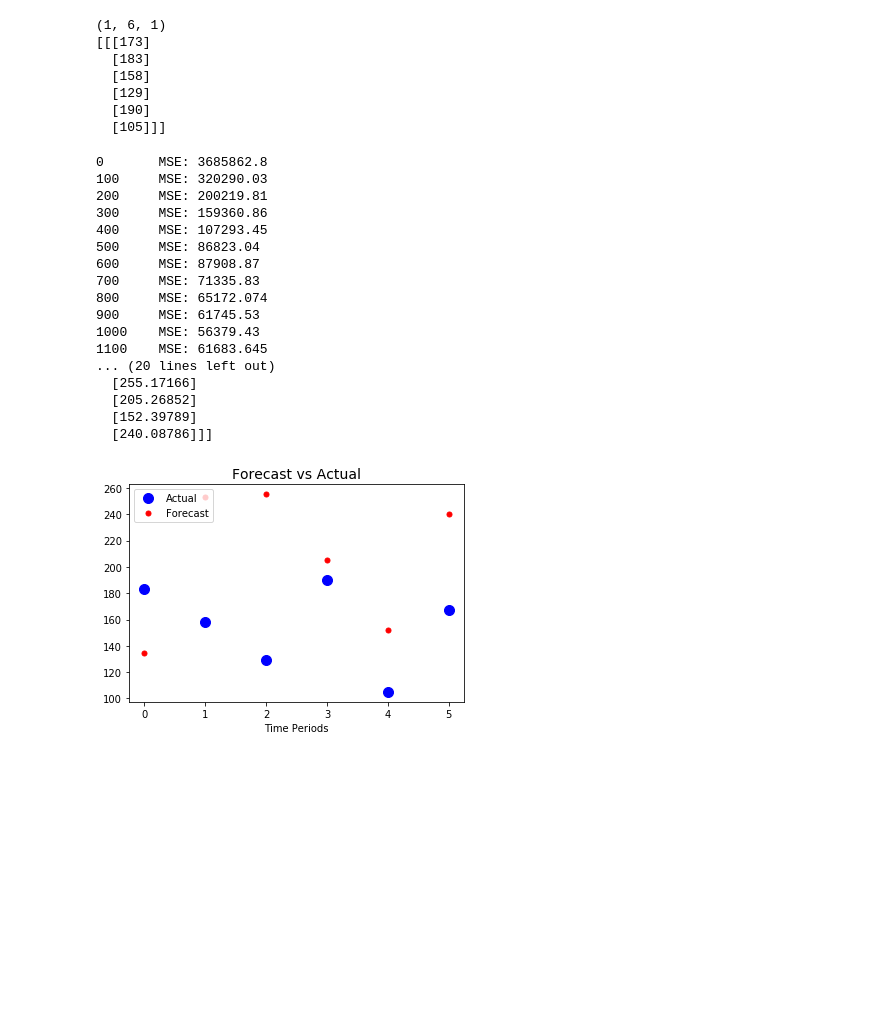
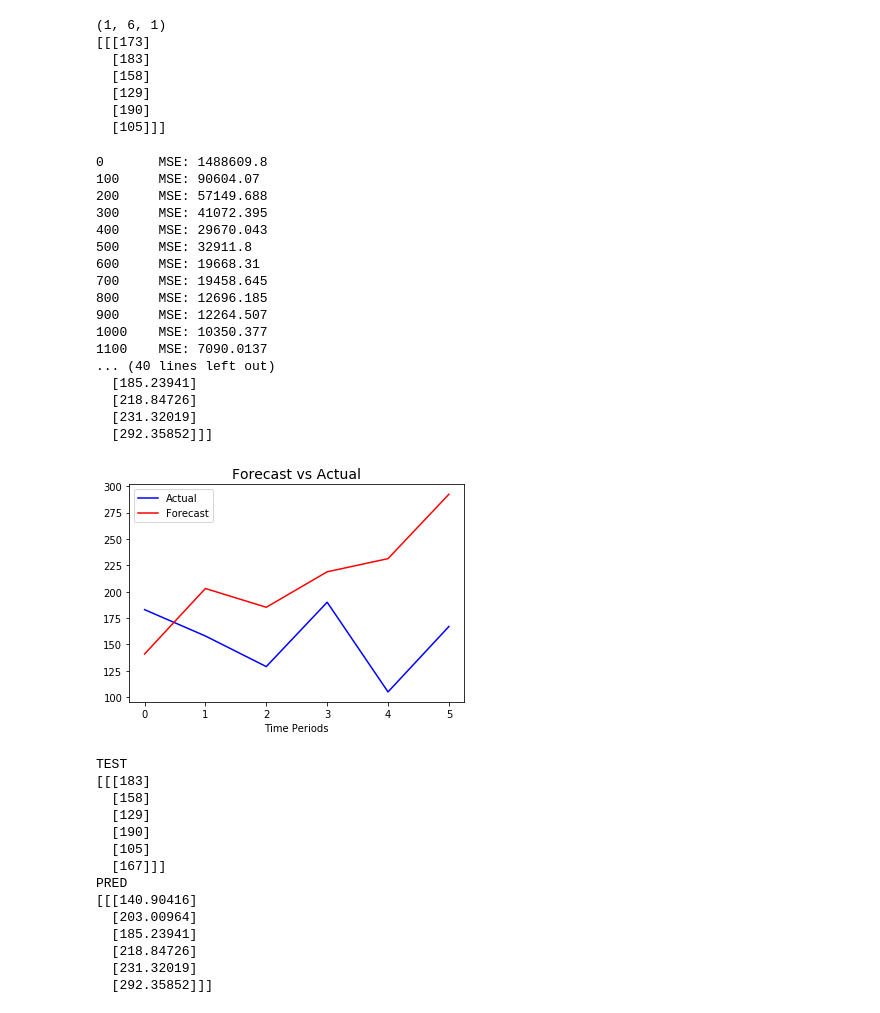
Before and after one commit to cristzelada/Tesis, a Jupyter notebook: ann.ipynb, the cells around one changed output. Saved outputs shown, nothing was run; the diff lists cells and outputs as text; code cells hidden in the pictures; blank space fills up the shorter version.

```diff
--- a/ann.ipynb
+++ b/ann.ipynb
@@ -108,7 +110,7 @@ tf.reset_default_graph()
 
 num_periods = 6
 inputs = 1
-hidden = 100
+hidden = 200
 output = 1
 
 X = tf.placeholder(tf.float32, [None, num_periods, inputs])
@@ -117,6 +119,7 @@ y = tf.placeholder(tf.float32, [None, num_periods, output])
 basic_cell = tf.contrib.rnn.BasicLSTMCell(num_units=hidden, activation=tf.nn.relu)
 rnn_output, states = tf.nn.dynamic_rnn(basic_cell, X, dtype=tf.float32)
 #BasicRNNCell
+#BasicLSTMCell
 learning_rate = 0.001
 
 stacked_rnn_output = tf.reshape(rnn_output,[-1,hidden])
@@ -129,7 +132,7 @@ training_op = optimizer.minimize(loss)
 
 init = tf.global_variables_initializer()
 # %%
-epochs = 3000
+epochs = 5000
 
 with tf.Session() as sess:
     init.run()
@@ -141,30 +144,48 @@ with tf.Session() as sess:
     y_pred = sess.run(outputs, feed_dict={X: X_test})
     print(y_pred)
 # %% [output]
-0       MSE: 3685862.8
-100     MSE: 320290.03
-200     MSE: 200219.81
-300     MSE: 159360.86
-400     MSE: 107293.45
-500     MSE: 86823.04
-600     MSE: 87908.87
-700     MSE: 71335.83
-800     MSE: 65172.074
-900     MSE: 61745.53
-1000    MSE: 56379.43
-1100    MSE: 61683.645
-... (20 lines left out)
-  [255.17166]
-  [205.26852]
-  [152.39789]
-  [240.08786]]]
+0       MSE: 1488609.8
+100     MSE: 90604.07
+200     MSE: 57149.688
+300     MSE: 41072.395
+400     MSE: 29670.043
+500     MSE: 32911.8
+600     MSE: 19668.31
+700     MSE: 19458.645
+800     MSE: 12696.185
+900     MSE: 12264.507
+1000    MSE: 10350.377
+1100    MSE: 7090.0137
+... (40 lines left out)
+  [185.23941]
+  [218.84726]
+  [231.32019]
+  [292.35852]]]
 # %%
 plt.title("Forecast vs Actual", fontsize=14)
-plt.plot(pd.Series(np.ravel(Y_test)), 'bo', markersize=10, label="Actual")
-plt.plot(pd.Series(np.ravel(y_pred)), 'r.', markersize=10, label="Forecast")
+plt.plot(pd.Series(np.ravel(Y_test)), 'b', markersize=10, label="Actual")
+plt.plot(pd.Series(np.ravel(y_pred)), 'r', markersize=10, label="Forecast")
 plt.legend(loc="upper left")
 plt.xlabel("Time Periods")
 
 plt.show()
+print('TEST')
+print(Y_test)
+print('PRED')
+print(y_pred)
 # %% [output]
-[figure, old version]
+[figure, new version]
+TEST
+[[[183]
+  [158]
+  [129]
+  [190]
+  [105]
+  [167]]]
+PRED
+[[[140.90416]
+  [203.00964]
+  [185.23941]
+  [218.84726]
+  [231.32019]
+  [292.35852]]]
```
Also changed, not shown: parts of 2 cells of this notebook, 8 other files.
